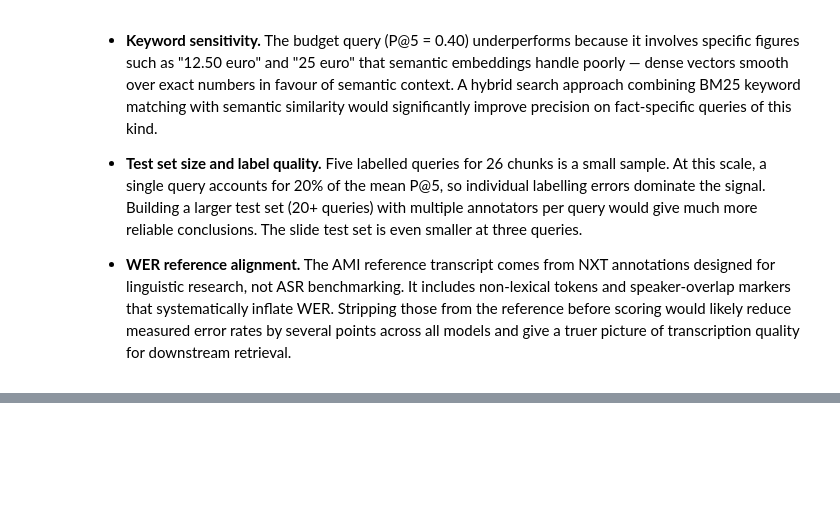
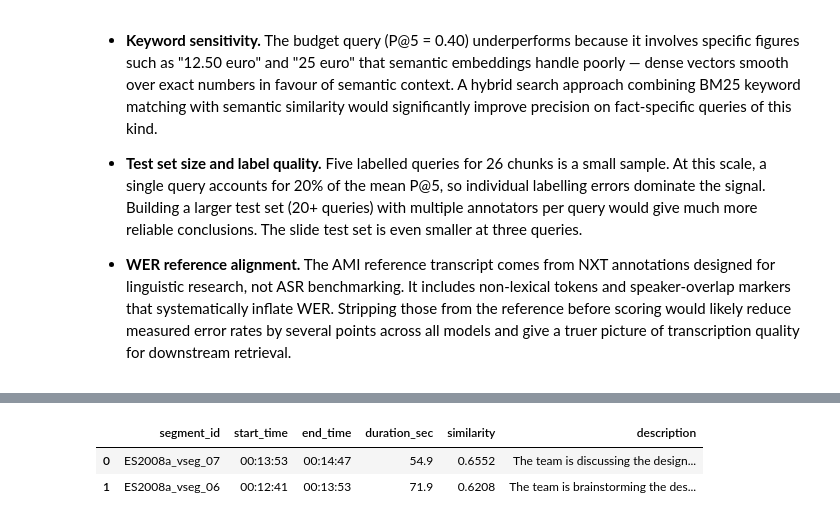
Before and after one commit to z83zhang/ai-data-engineering, a Jupyter notebook: multimodal-search-pipeline/notebook.ipynb, the cells around one changed output, grey strips where cells are left out. Drawn from its saved outputs; the diff is of its cells as text; code cells hidden in the pictures; blank space fills up the shorter version.

```diff
--- a/multimodal-search-pipeline/notebook.ipynb
+++ b/multimodal-search-pipeline/notebook.ipynb
@@ -1018,0 +1445,78 @@ At 250 characters each chunk is too narrow. A single conversational turn spans m
+# %%
+def aggregate_topic_time(
+    query: str,
+    collection,
+    n_total: int,
+    similarity_threshold: float = 0.7,
+) -> dict:
+    """
+    Sum duration of segments with cosine similarity >= threshold.
+
+    Threshold 0.7 is strict: counts only segments *predominantly* about the
+    topic, not those where it appears incidentally.
+    Returns total minutes and matched segment list.
+    """
+    q_emb = embed_model.encode([query], convert_to_numpy=True)
+    res = collection.query(
+        query_embeddings=q_emb.tolist(),
+        n_results=n_total,
+        include=["documents", "metadatas", "distances"],
+    )
+
+    matching, total_sec = [], 0.0
+    for seg_id, doc, meta, dist in zip(
+        res["ids"][0], res["documents"][0],
+        res["metadatas"][0], res["distances"][0],
+    ):
+        sim = 1 - dist
+        if sim >= similarity_threshold:
+            dur = meta["duration_sec"]
+            total_sec += dur
+            matching.append({
+                "segment_id":   seg_id,
+                "start_time":   meta["start_time"],
+                "end_time":     meta["end_time"],
+                "duration_sec": round(dur, 1),
+                "similarity":   round(sim, 4),
+                "description":  doc,
+            })
+
+    return {
+        "query":         query,
+        "threshold":     similarity_threshold,
+        "segment_count": len(matching),
+        "total_minutes": round(total_sec / 60, 2),
+        "segments":      matching,
+    }
+
+
+# ── Example aggregation ────────────────────────────────────────────────────
+QUERY_AGG  = "remote control design and requirements"
+THRESH_AGG = 0.6
+
+_t0 = time.time()
+agg = aggregate_topic_time(
+    query=QUERY_AGG,
+    collection=video_col,
+    n_total=video_col.count(),
+    similarity_threshold=THRESH_AGG,
+)
+elapsed_ms = (time.time() - _t0) * 1000
+
+print(f"Time-Based Aggregation")
+print(f"  Query          : {agg['query']!r}")
+print(f"  Threshold      : similarity ≥ {agg['threshold']}")
+print(f"  Elapsed        : {elapsed_ms:.1f} ms")
+print(f"  Matching segs  : {agg['segment_count']}")
+print(f"  Total time     : {agg['total_minutes']} min\n")
+
+if agg["segments"]:
+    agg_df = pd.DataFrame(agg["segments"])
+    display(
+        agg_df[["segment_id", "start_time", "end_time",
+                "duration_sec", "similarity", "description"]]
+        .assign(description=agg_df["description"].str[:80])
+    )
+else:
+    print("No segments exceeded the similarity threshold.")
+# %% [output]
@@ -1018,0 +1529,3 @@ At 250 characters each chunk is too narrow. A single conversational turn spans m
+|  | segment_id | start_time | end_time | duration_sec | similarity | description |
+| 0 | ES2008a_vseg_07 | 00:13:53 | 00:14:47 | 54.9 | 0.6552 | The team is discussing the design... |
+| 1 | ES2008a_vseg_06 | 00:12:41 | 00:13:53 | 71.9 | 0.6208 | The team is brainstorming the des... |
```
Also changed, not shown: parts of 17 cells of this notebook, 5 other files.
